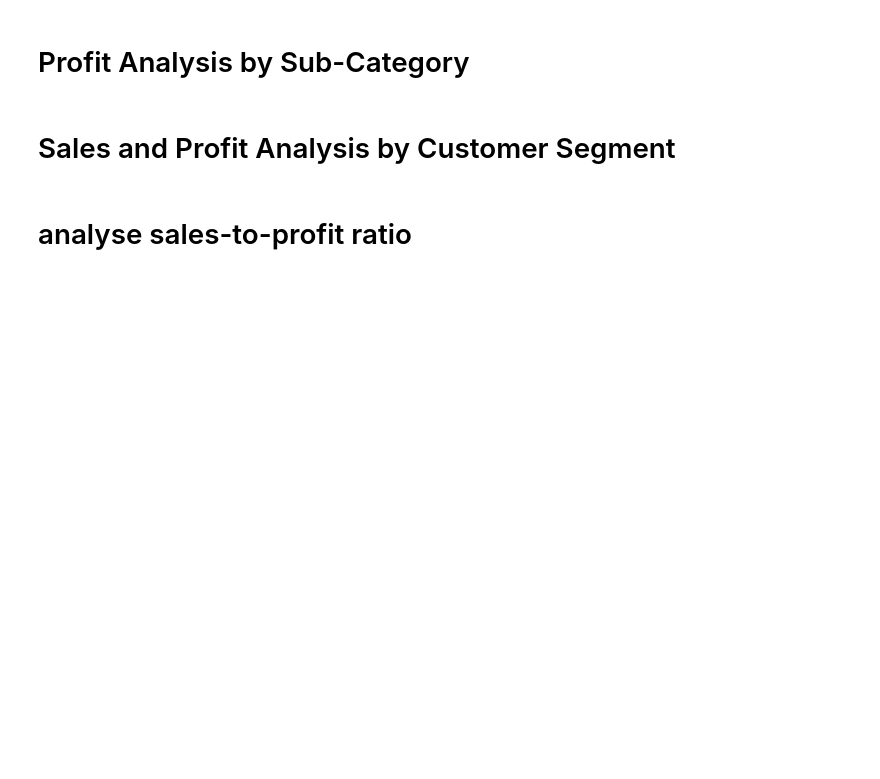
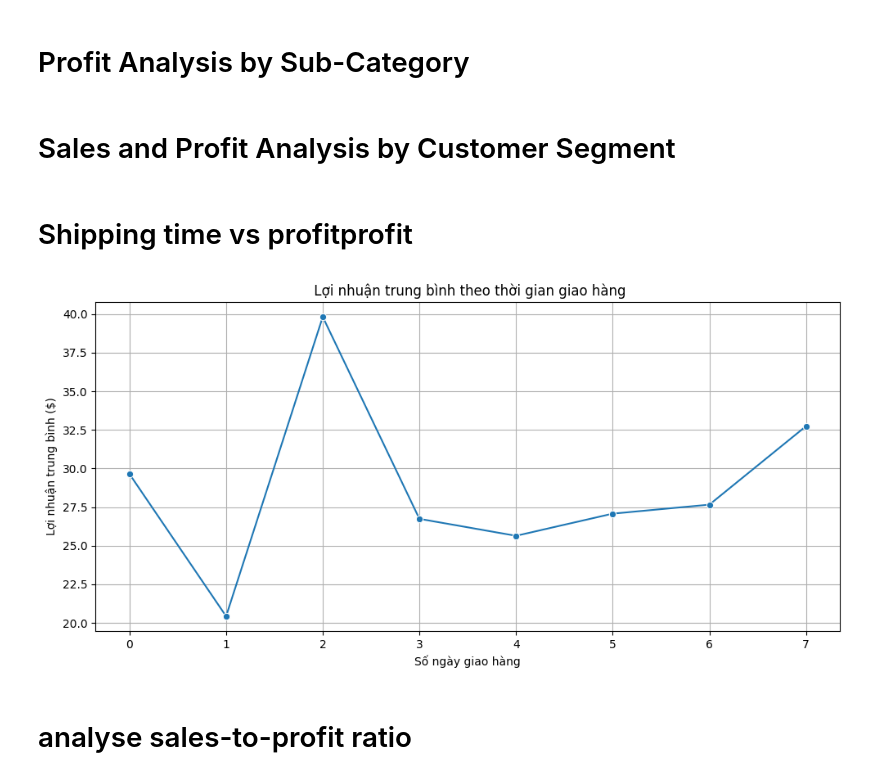
Before and after one commit to huyhuy382003/superstore-analysis, a Jupyter notebook: e commerce sales.ipynb, the cells around one changed output. Cells and saved outputs as stored; diff of their text form; code cells hidden in the pictures; blank space fills up the shorter version.

Commit message:
Average Profit by Shipping Time

```diff
--- a/e commerce sales.ipynb
+++ b/e commerce sales.ipynb
@@ -92,3 +94,6 @@ data['Order Day of Week'] = data['Order Date'].dt.dayofweek
+# %%
+# Tạo cột thời gian giao hàng (số ngày giữa Order Date và Ship Date)
+data['Shipping Time (days)'] = (data['Ship Date'] - data['Order Date']).dt.days
 # %%
 data.head()
 # %% [output]
@@ -222,5 +227,22 @@ Passing `palette` without assigning `hue` is deprecated and will be removed in v
 # Profit Analysis by Sub-Category
 # %% [markdown]
 # Sales and Profit Analysis by Customer Segment
+# %% [markdown]
+# Shipping time vs profitprofit
+# %%
+# Trung bình lợi nhuận theo thời gian giao hàng
+shipping_impact = data.groupby('Shipping Time (days)')['Profit'].mean().reset_index()
+
+# Vẽ biểu đồ
+plt.figure(figsize=(10, 5))
+sns.lineplot(data=shipping_impact, x='Shipping Time (days)', y='Profit', marker='o')
+plt.title(' Lợi nhuận trung bình theo thời gian giao hàng')
+plt.xlabel('Số ngày giao hàng')
+plt.ylabel('Lợi nhuận trung bình ($)')
+plt.grid(True)
+plt.tight_layout()
+plt.show()
+# %% [output]
+[figure, added]
 # %% [markdown]
 # analyse sales-to-profit ratio
```
Also changed, not shown: parts of 2 cells of this notebook.
